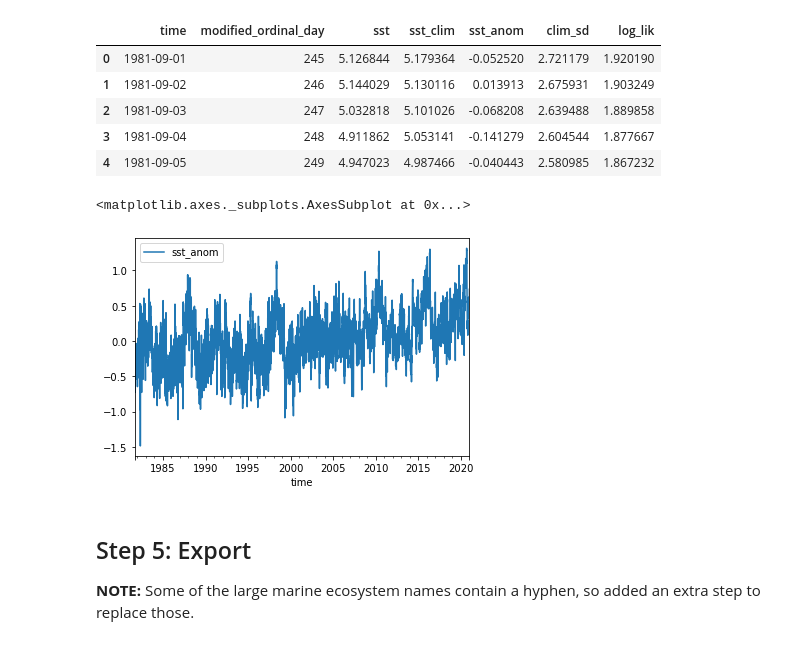
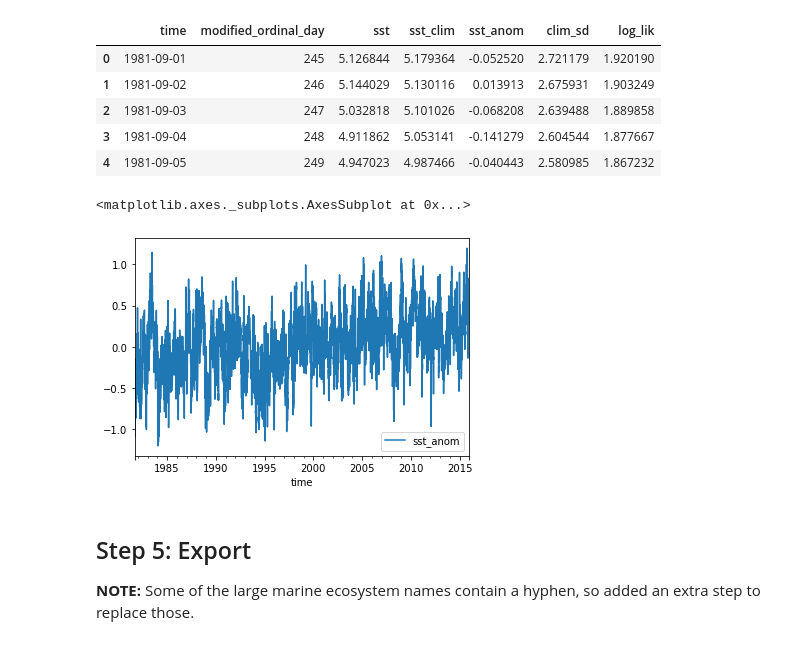
Before and after one commit to gulfofmaine/oisst_mainstays, a Jupyter notebook: notebooks/05_BASE_LME_timeseries.ipynb, the cells around one changed output. Cells and saved outputs as stored; diff of their text form; code cells hidden in the pictures.

```diff
--- a/notebooks/05_BASE_LME_timeseries.ipynb
+++ b/notebooks/05_BASE_LME_timeseries.ipynb
@@ -44,0 +35,7 @@ As a favor for myself I put all the large marine ecosystems and their file paths
+# %%
+# Get their names from lookup catalog
+update_regions = "lme"
+region_names = ot.get_region_names(region_group = update_regions)
+print(f"Processing Timeseries for: {update_regions}")
+# for region in region_names:
+#     print(f" - {region}")
@@ -44,0 +44,16 @@ As a favor for myself I put all the large marine ecosystems and their file paths
+# %%
+# Get paths to each shapefile
+mask_paths = ot.get_timeseries_paths(box_root = box_root,
+                                     region_list = region_names,
+                                     region_group = update_regions,
+                                     polygons = True)
+
+# Use paths to make list of loaded polygons
+mask_list = []
+for mask_path_i in mask_paths:
+    mask_shape = gpd.read_file(mask_path_i)
+    mask_list.append(mask_shape)
+    #print(f"Loading Mask Area :  {mask_path_i}")
+
+print(region_names[0])
+mask_list[0].plot()
@@ -69,4 +78,19 @@ lme_polys[0].plot()
 ## Step 2: Load OISST Collection
 
 Timelines for these area haven't been calculates yet so it should be possible to do the full thing all at once. Steps are to load the observed data, get what the mean sst is for every day as a timeseries, as well as what the climatology is for that day of the year.
+# %%
+# Years to Include
+start_yr = 1981
+end_yr = 2015
+
+# Load OISSt using ot.load_box_oisst()
+oisst_grid = ot.load_box_oisst(box_root,
+                               start_yr,
+                               end_yr,
+                               anomalies = False,
+                               do_parallel = True)
+# oisst_grid.sst.isel(time = 0).plot()
+
+# Add MOD
+oisst_grid = ot.add_mod(oisst_grid, time_dim = "time")
 # %%
@@ -102,4 +128,6 @@ oisst = oisst.assign_coords(modified_ordinal_day = modified_ordinal_day)
 From the global extent climatology we will want to get regional means for the areas of interest.
 # %%
 # Load the OISST Climatology
-oisst_clim = xr.open_dataset(f"{box_root}RES_Data/OISST/oisst_mainstays/daily_climatologies/daily_clims_1982to2011.nc")
+# oisst_clim = xr.open_dataset(f"{box_root}RES_Data/OISST/oisst_mainstays/daily_climatologies/daily_clims_1982to2011.nc")
+oisst_clim = ot.load_oisst_climatology(box_root, reference_period = "1982-2011")
+oisst_clim
@@ -252,10 +420,10 @@ new_ts[0].head()
 | 3 | 1981-09-04 | 248 | 4.911862 | 5.053141 | -0.141279 | 2.604544 | 1.877667 |
 | 4 | 1981-09-05 | 249 | 4.947023 | 4.987466 | -0.040443 | 2.580985 | 1.867232 |
 # %%
-new_ts[45].plot("time", "sst_anom")
+new_ts[0].plot("time", "sst_anom")
 # %% [output]
 <matplotlib.axes._subplots.AxesSubplot at 0x...>
-[figure, old version]
+[figure, new version]
 # %% [markdown]
 ## Step 5: Export
 
```
Also changed, not shown: parts of 16 cells of this notebook, 5 other files.
